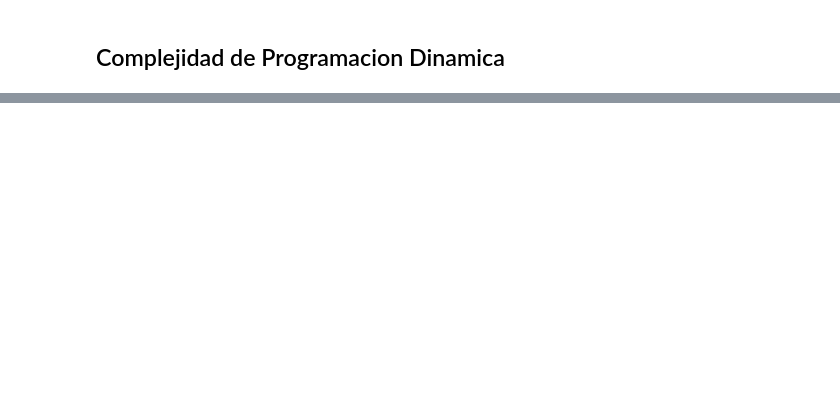
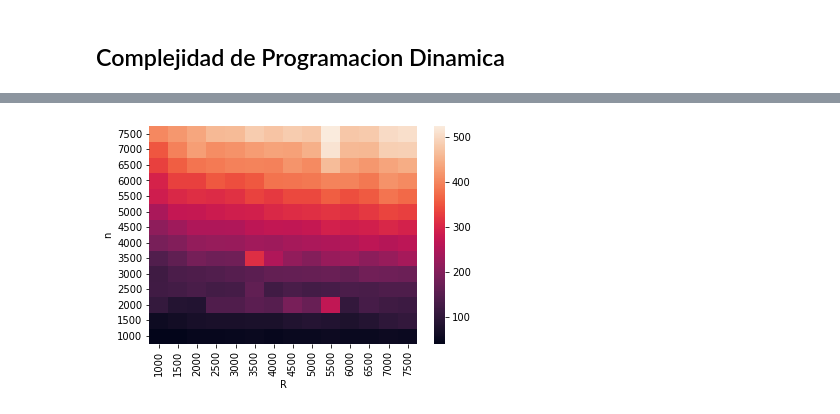
Before and after one commit to Jantalus/Algoritmos3TP1, a Jupyter notebook: python/Analisis.ipynb, the cells around one changed output, grey strips where cells are left out. Cells and saved outputs as stored; diff of their text form; code cells hidden in the pictures; blank space fills up the shorter version.

```diff
--- a/python/Analisis.ipynb
+++ b/python/Analisis.ipynb
@@ -148,7 +164,9 @@ plt.savefig("graficos/dp-n.svg");
 # %%
 # Graficamos el tiempo de ejecución de las distintas instancias ordenadas por n y W.
 df_dinamica = df_resultados[(df_resultados["metodo"]=="DP") & (df_resultados["dataset"]=="dinamica")].copy();
-df_heatmap = df_dinamica.pivot_table(index='n', columns='W', values='tiempo', aggfunc=np.mean);
+df_heatmap = df_dinamica.pivot_table(index='n', columns='R', values='tiempo', aggfunc=np.mean);
 fig = sns.heatmap(df_heatmap);
 fig.invert_yaxis();
 plt.savefig("graficos/dp-heatmap.svg");
+# %% [output]
+[figure, added]
```
Also changed, not shown: parts of 3 cells of this notebook, 1 other file.
